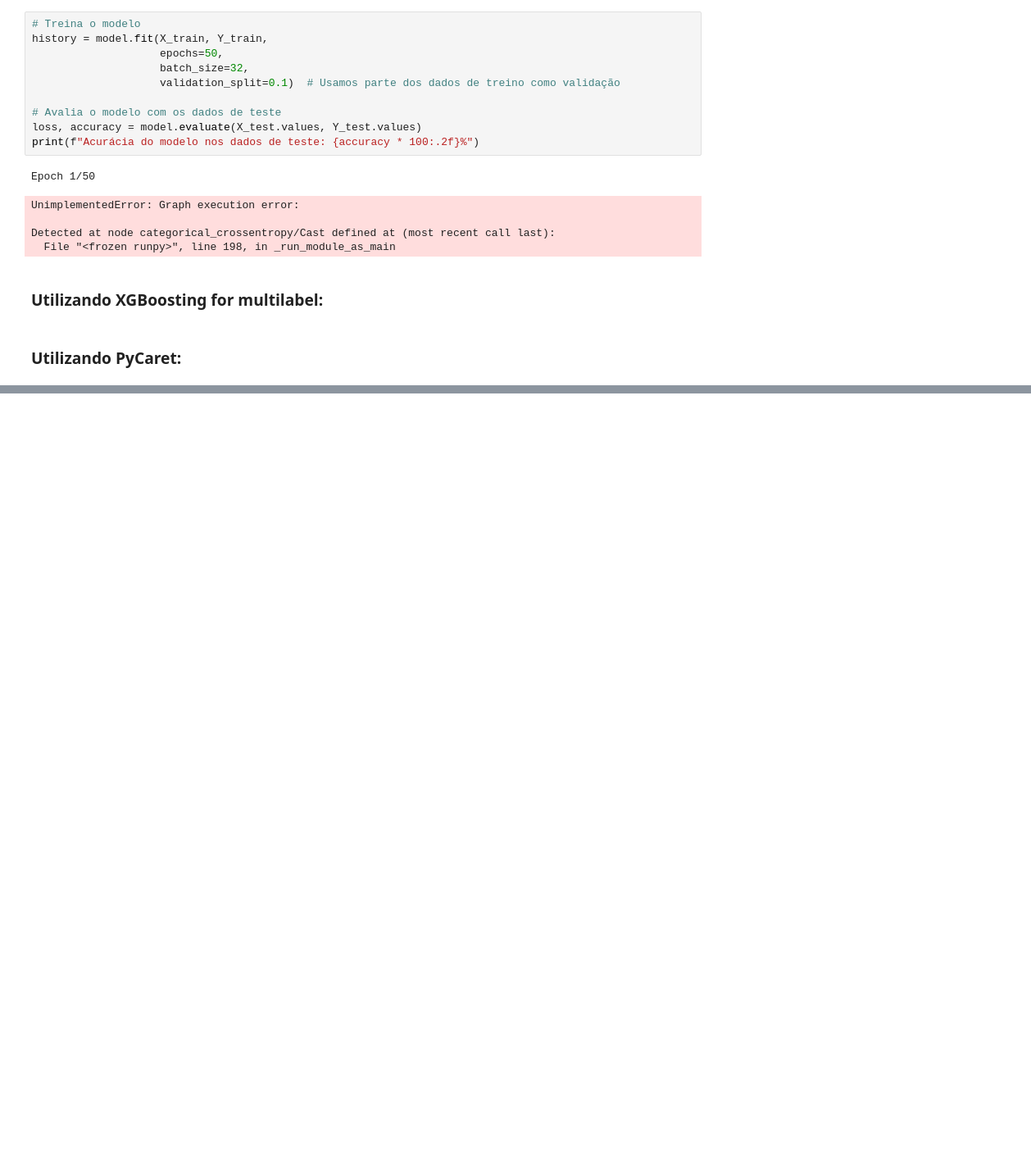
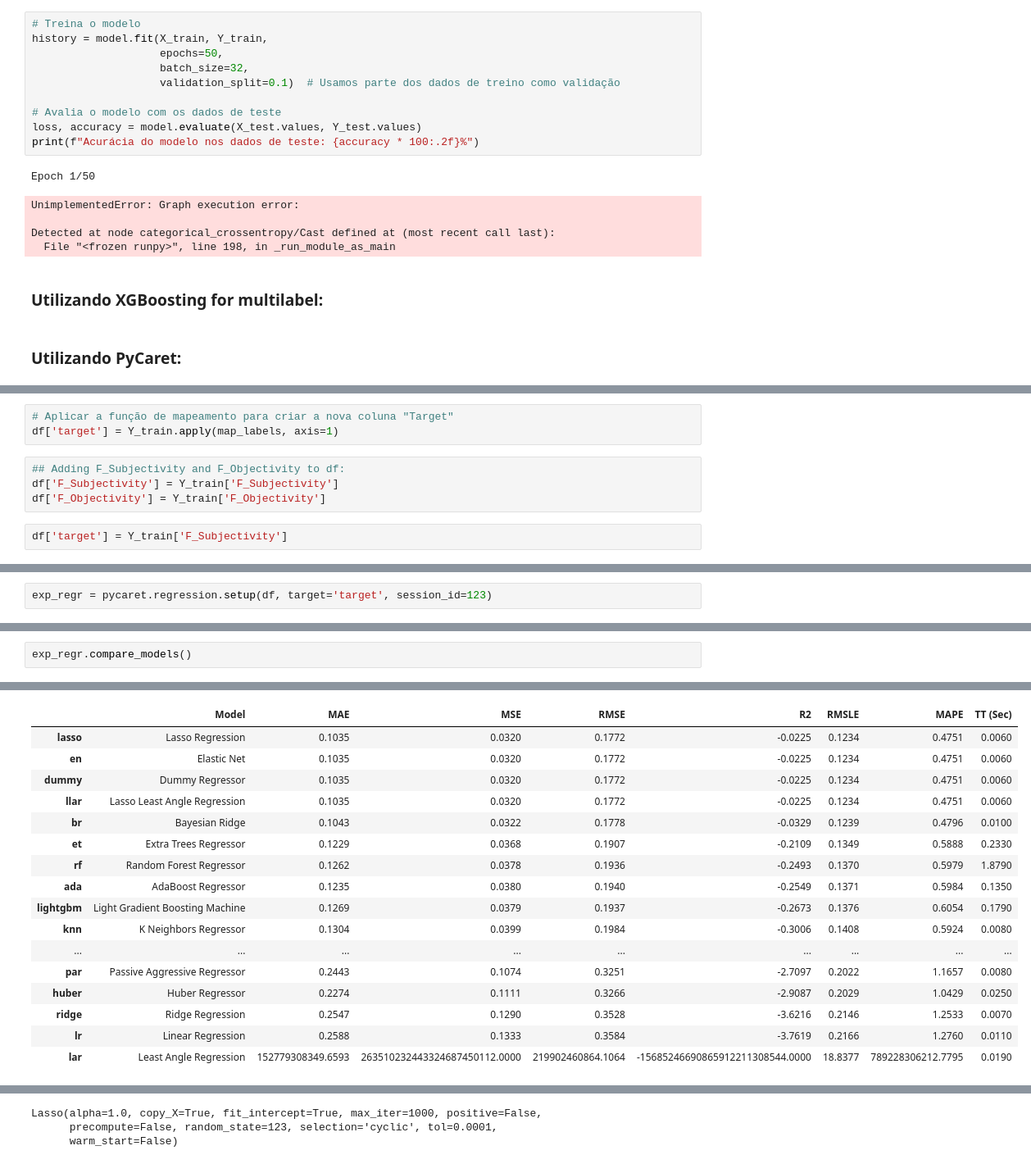
Before and after one commit to tbnsilveira/semantic_classifier, a Jupyter notebook: source/Exp_05a_WordEmbedding.ipynb, the cells around one changed output, grey strips where cells are left out. Shown: that part at 82% size. Cells and saved outputs as stored; diff of their text form; blank space fills up the shorter version.

```diff
--- a/source/Exp_05a_WordEmbedding.ipynb
+++ b/source/Exp_05a_WordEmbedding.ipynb
@@ -397,0 +434,9 @@ ImportError: cannot import name '_PredictScorer' from 'sklearn.metrics._scorer'
+# %%
+# Aplicar a função de mapeamento para criar a nova coluna "Target"
+df['target'] = Y_train.apply(map_labels, axis=1)
+# %%
+## Adding F_Subjectivity and F_Objectivity to df:
+df['F_Subjectivity'] = Y_train['F_Subjectivity']
+df['F_Objectivity'] = Y_train['F_Objectivity']
+# %%
+df['target'] = Y_train['F_Subjectivity']
@@ -397,0 +476,2 @@ ImportError: cannot import name '_PredictScorer' from 'sklearn.metrics._scorer'
+# %%
+exp_regr = pycaret.regression.setup(df, target='target', session_id=123)
@@ -397,0 +496,3 @@ ImportError: cannot import name '_PredictScorer' from 'sklearn.metrics._scorer'
+# %%
+exp_regr.compare_models()
+# %% [output]
@@ -397,0 +500,17 @@ ImportError: cannot import name '_PredictScorer' from 'sklearn.metrics._scorer'
+|  | Model | MAE | MSE | RMSE | R2 | RMSLE | MAPE | TT (Sec) |
+| lasso | Lasso Regression | 0.1035 | 0.0320 | 0.1772 | -0.0225 | 0.1234 | 0.4751 | 0.0060 |
+| en | Elastic Net | 0.1035 | 0.0320 | 0.1772 | -0.0225 | 0.1234 | 0.4751 | 0.0060 |
+| dummy | Dummy Regressor | 0.1035 | 0.0320 | 0.1772 | -0.0225 | 0.1234 | 0.4751 | 0.0060 |
+| llar | Lasso Least Angle Regression | 0.1035 | 0.0320 | 0.1772 | -0.0225 | 0.1234 | 0.4751 | 0.0060 |
+| br | Bayesian Ridge | 0.1043 | 0.0322 | 0.1778 | -0.0329 | 0.1239 | 0.4796 | 0.0100 |
+| et | Extra Trees Regressor | 0.1229 | 0.0368 | 0.1907 | -0.2109 | 0.1349 | 0.5888 | 0.2330 |
+| rf | Random Forest Regressor | 0.1262 | 0.0378 | 0.1936 | -0.2493 | 0.1370 | 0.5979 | 1.8790 |
+| ada | AdaBoost Regressor | 0.1235 | 0.0380 | 0.1940 | -0.2549 | 0.1371 | 0.5984 | 0.1350 |
+| lightgbm | Light Gradient Boosting Machine | 0.1269 | 0.0379 | 0.1937 | -0.2673 | 0.1376 | 0.6054 | 0.1790 |
+| knn | K Neighbors Regressor | 0.1304 | 0.0399 | 0.1984 | -0.3006 | 0.1408 | 0.5924 | 0.0080 |
+| ... | ... | ... | ... | ... | ... | ... | ... | ... |
+| par | Passive Aggressive Regressor | 0.2443 | 0.1074 | 0.3251 | -2.7097 | 0.2022 | 1.1657 | 0.0080 |
+| huber | Huber Regressor | 0.2274 | 0.1111 | 0.3266 | -2.9087 | 0.2029 | 1.0429 | 0.0250 |
+| ridge | Ridge Regression | 0.2547 | 0.1290 | 0.3528 | -3.6216 | 0.2146 | 1.2533 | 0.0070 |
+| lr | Linear Regression | 0.2588 | 0.1333 | 0.3584 | -3.7619 | 0.2166 | 1.2760 | 0.0110 |
+| lar | Least Angle Regression | 152779308349.6593 | 263510232443324687450112.0000 | 219902460864.1064 | -15685246690865912211308544.0000 | 18.8377 | 789228306212.7795 | 0.0190 |
@@ -397,0 +518,3 @@ ImportError: cannot import name '_PredictScorer' from 'sklearn.metrics._scorer'
+Lasso(alpha=1.0, copy_X=True, fit_intercept=True, max_iter=1000, positive=False,
+      precompute=False, random_state=123, selection='cyclic', tol=0.0001,
+      warm_start=False)
```
Also changed, not shown: parts of 38 cells of this notebook, 1 other file.
